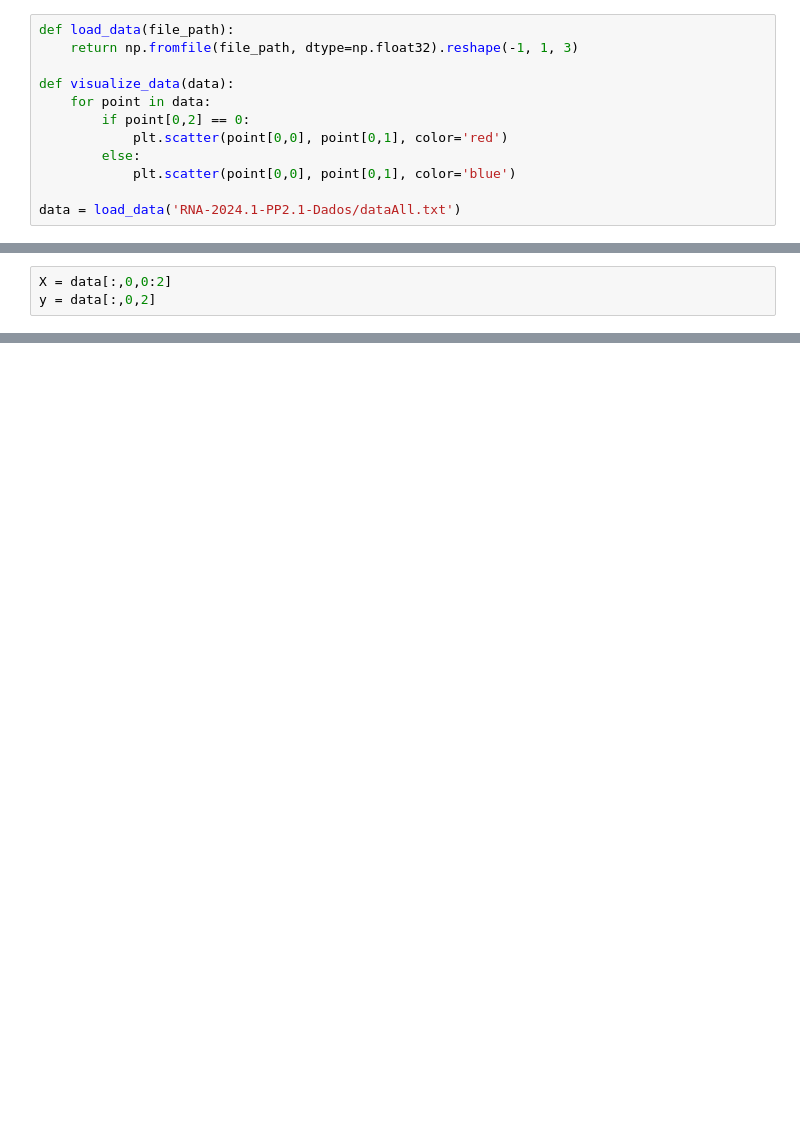
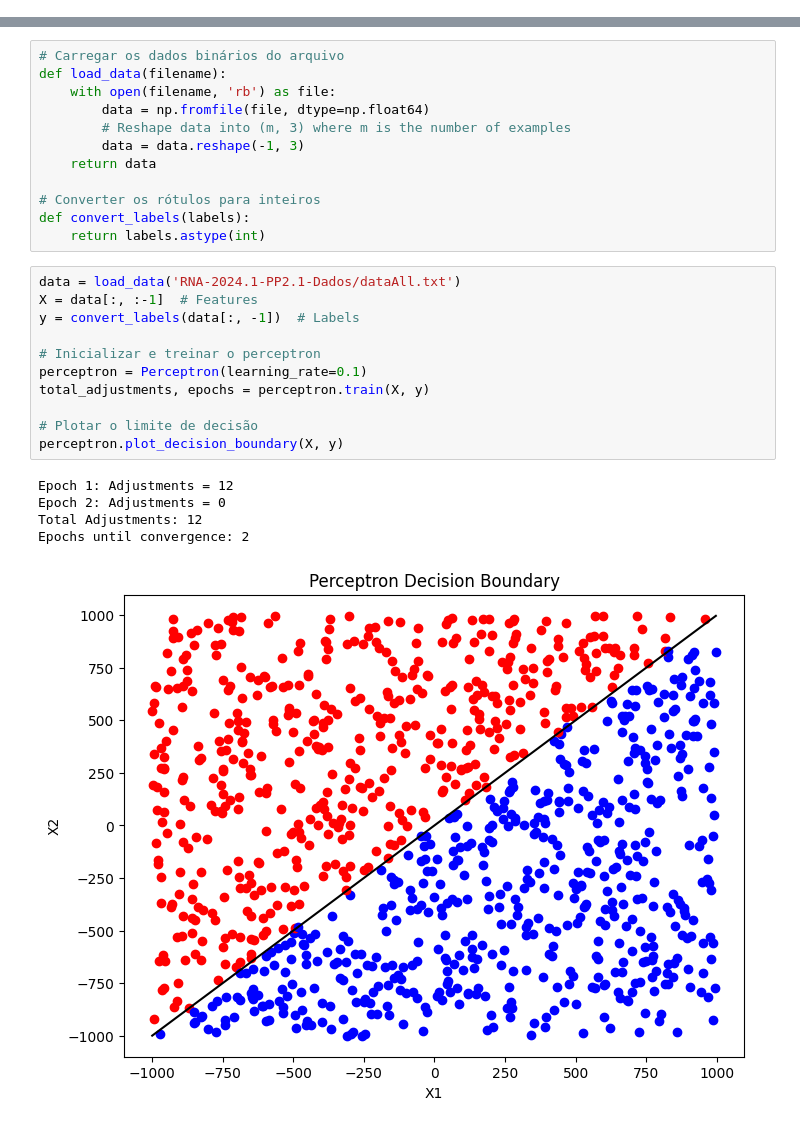
Before and after one commit to IanMarcony/PerceptronNeuralNetwork, a Jupyter notebook: perceptron.ipynb, the cells around one changed output, grey strips where cells are left out. Cells and saved outputs as stored; diff of their text form; blank space fills up the shorter version.

```diff
--- a/perceptron.ipynb
+++ b/perceptron.ipynb
@@ -27,12 +3,0 @@ Matplotlib is building the font cache; this may take a moment.
-# %%
-def load_data(file_path):
-    return np.fromfile(file_path, dtype=np.float32).reshape(-1, 1, 3)
-
-def visualize_data(data):
-    for point in data:
-        if point[0,2] == 0:
-            plt.scatter(point[0,0], point[0,1], color='red')
-        else:
-            plt.scatter(point[0,0], point[0,1], color='blue')
-
-data = load_data('RNA-2024.1-PP2.1-Dados/dataAll.txt')
@@ -98,3 +3,0 @@ class Perceptron():
-# %%
-X = data[:,0,0:2]
-y = data[:,0,2]
@@ -119,0 +62,29 @@ KeyboardInterrupt:
+# %%
+# Carregar os dados binários do arquivo
+def load_data(filename):
+    with open(filename, 'rb') as file:
+        data = np.fromfile(file, dtype=np.float64)
+        # Reshape data into (m, 3) where m is the number of examples
+        data = data.reshape(-1, 3)
+    return data
+
+# Converter os rótulos para inteiros
+def convert_labels(labels):
+    return labels.astype(int)
+# %%
+data = load_data('RNA-2024.1-PP2.1-Dados/dataAll.txt')
+X = data[:, :-1]  # Features
+y = convert_labels(data[:, -1])  # Labels
+
+# Inicializar e treinar o perceptron
+perceptron = Perceptron(learning_rate=0.1)
+total_adjustments, epochs = perceptron.train(X, y)
+
+# Plotar o limite de decisão
+perceptron.plot_decision_boundary(X, y)
+# %% [output]
+Epoch 1: Adjustments = 12
+Epoch 2: Adjustments = 0
+Total Adjustments: 12
+Epochs until convergence: 2
+[figure, added]
```
Also changed, not shown: parts of 7 cells of this notebook, 1 other file.
